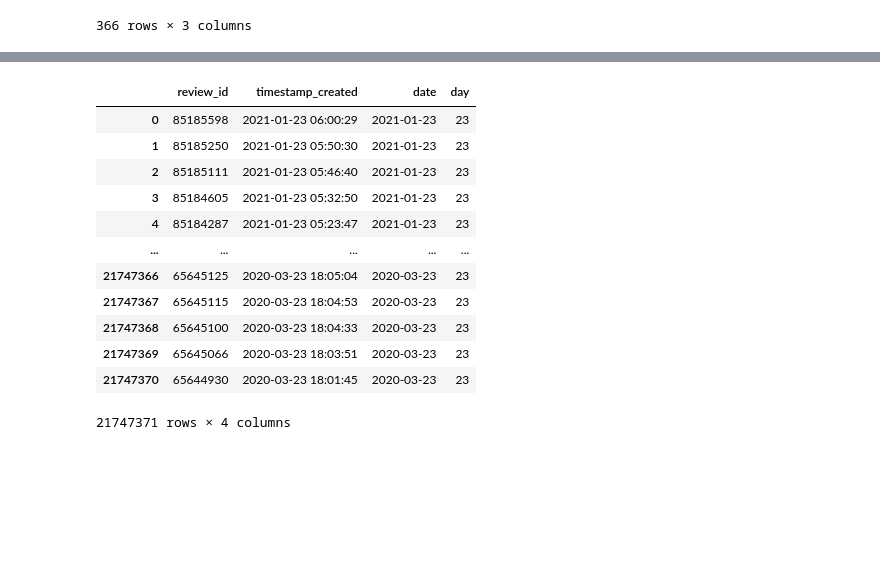
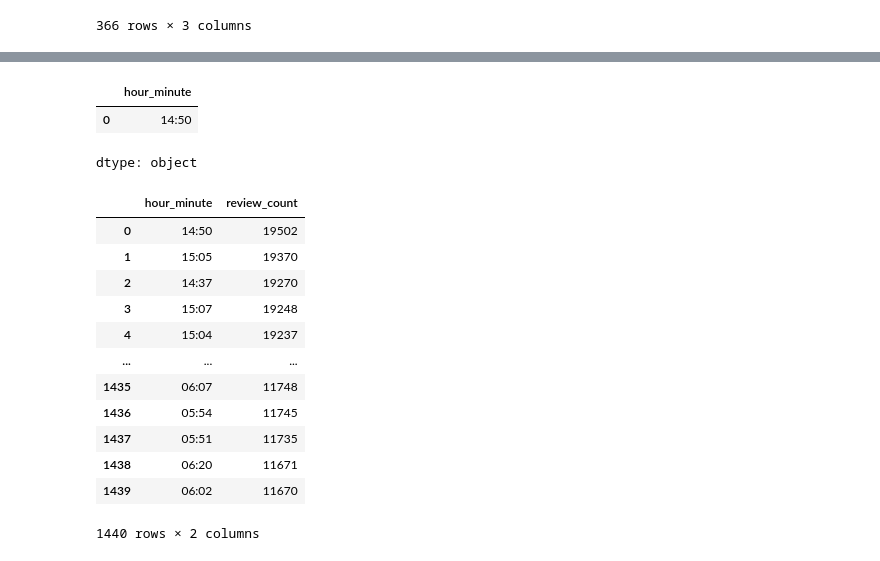
Before and after one commit to khalmatay/videogame-reviews-analysis, a Jupyter notebook: nurbek/RQ3&RQ5.ipynb, the cells around one changed output, grey strips where cells are left out. Drawn from its saved outputs; the diff is of its cells as text; code cells hidden in the pictures; blank space fills up the shorter version.

```diff
--- a/nurbek/RQ3&RQ5.ipynb
+++ b/nurbek/RQ3&RQ5.ipynb
@@ -330,16 +332,6 @@ most_common_time = time_day_review['hour_minute'].mode()[0]
-# %%
-time_day_review
-# %% [output]
-|  | review_id | timestamp_created | date | day |
-| 0 | 85185598 | 2021-01-23 06:00:29 | 2021-01-23 | 23 |
-| 1 | 85185250 | 2021-01-23 05:50:30 | 2021-01-23 | 23 |
-| 2 | 85185111 | 2021-01-23 05:46:40 | 2021-01-23 | 23 |
-| 3 | 85184605 | 2021-01-23 05:32:50 | 2021-01-23 | 23 |
-| 4 | 85184287 | 2021-01-23 05:23:47 | 2021-01-23 | 23 |
-| ... | ... | ... | ... | ... |
-| 21747366 | 65645125 | 2020-03-23 18:05:04 | 2020-03-23 | 23 |
-| 21747367 | 65645115 | 2020-03-23 18:04:53 | 2020-03-23 | 23 |
-| 21747368 | 65645100 | 2020-03-23 18:04:33 | 2020-03-23 | 23 |
-| 21747369 | 65645066 | 2020-03-23 18:03:51 | 2020-03-23 | 23 |
-| 21747370 | 65644930 | 2020-03-23 18:01:45 | 2020-03-23 | 23 |
-21747371 rows × 4 columns
+# %%
+most_common_time
+# %% [output]
+|  | hour_minute |
+| 0 | 14:50 |
+dtype: object
@@ -345,0 +343,16 @@ time_day_review
+# %%
+time_day_review_counts
+# %% [output]
+|  | hour_minute | review_count |
+| 0 | 14:50 | 19502 |
+| 1 | 15:05 | 19370 |
+| 2 | 14:37 | 19270 |
+| 3 | 15:07 | 19248 |
+| 4 | 15:04 | 19237 |
+| ... | ... | ... |
+| 1435 | 06:07 | 11748 |
+| 1436 | 05:54 | 11745 |
+| 1437 | 05:51 | 11735 |
+| 1438 | 06:20 | 11671 |
+| 1439 | 06:02 | 11670 |
+1440 rows × 2 columns
```
Also changed, not shown: parts of 12 cells of this notebook.
